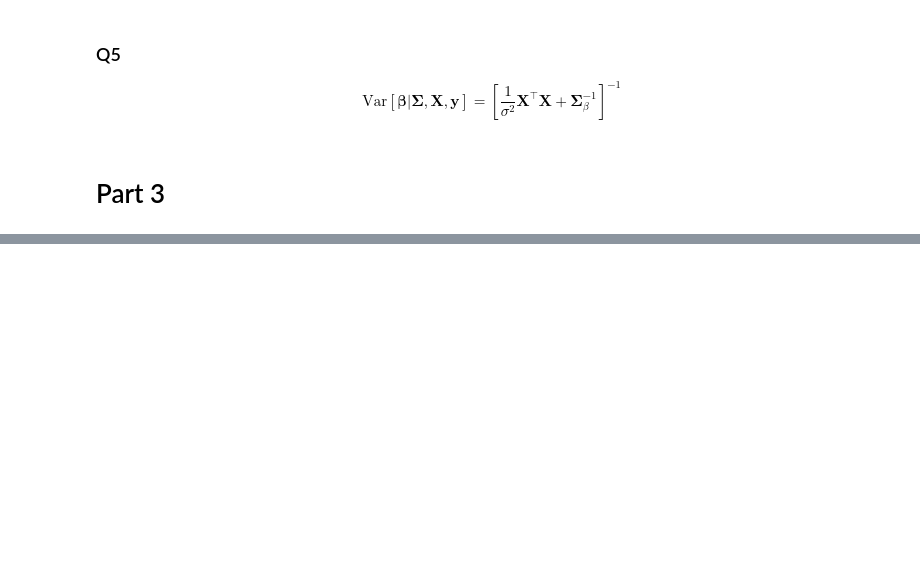
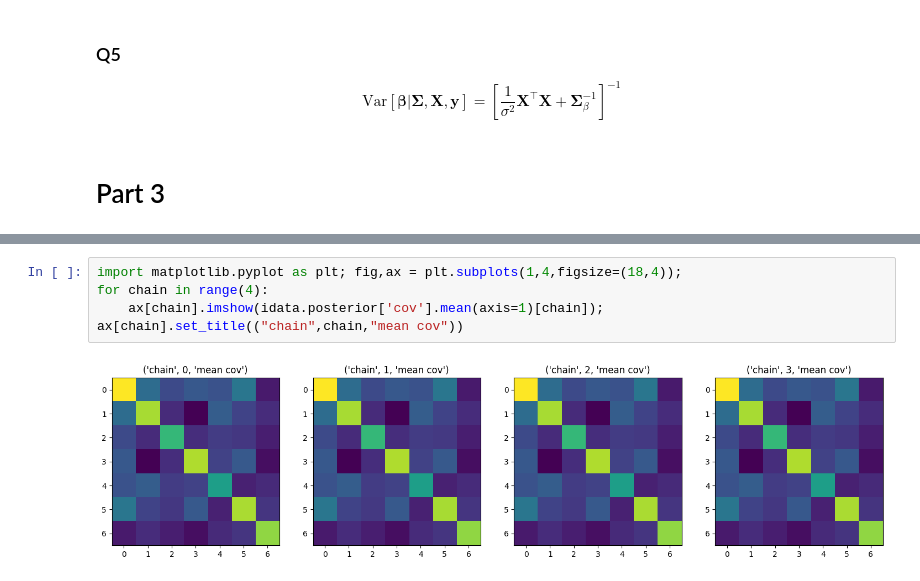
Before and after one commit to MatthewPronyshyn/STA365, a Jupyter notebook: Homework5.ipynb, the cells around one changed output, grey strips where cells are left out. Cells and saved outputs as stored; diff of their text form; blank space fills up the shorter version.

```diff
--- a/Homework5.ipynb
+++ b/Homework5.ipynb
@@ -121,0 +146,6 @@ $$\text{Var}[\boldsymbol \beta |\boldsymbol\Sigma, \mathbf{X},\mathbf{y}] = \lef
+# %%
+import matplotlib.pyplot as plt; fig,ax = plt.subplots(1,4,figsize=(18,4));
+for chain in range(4):
+    ax[chain].imshow(idata.posterior['cov'].mean(axis=1)[chain]); ax[chain].set_title(("chain",chain,"mean cov"))
+# %% [output]
+[figure, added]
```
Also changed, not shown: parts of 10 cells of this notebook.
